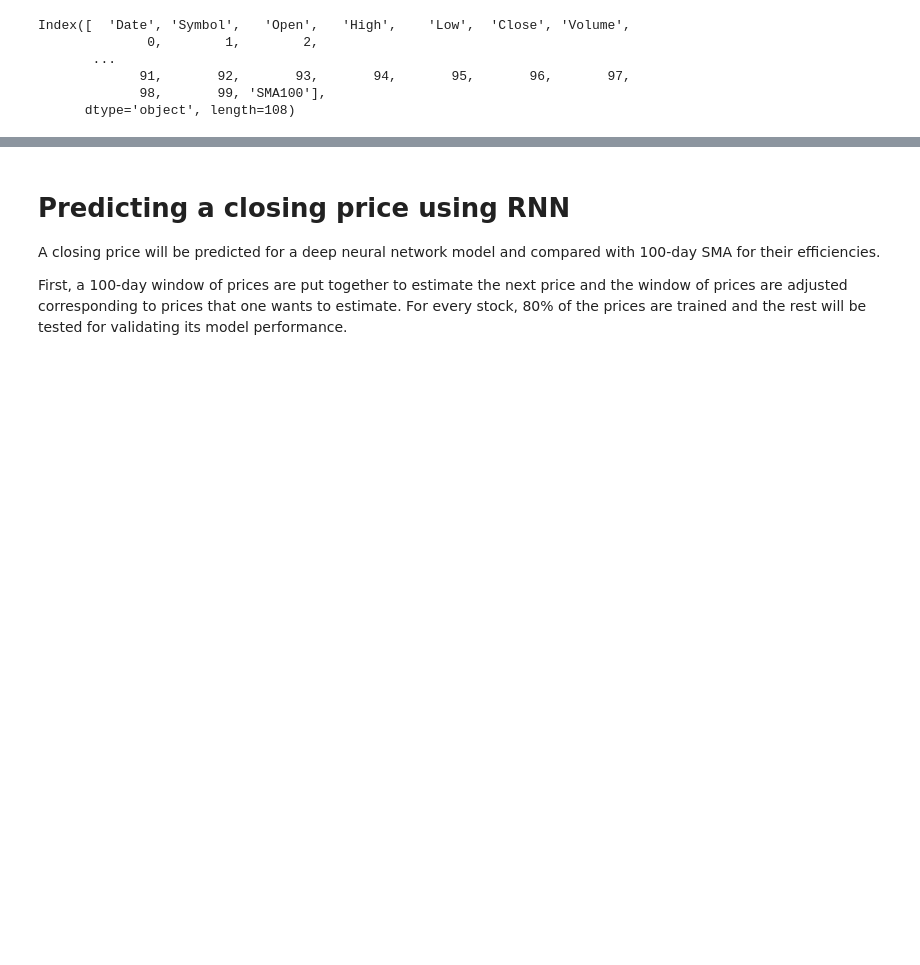
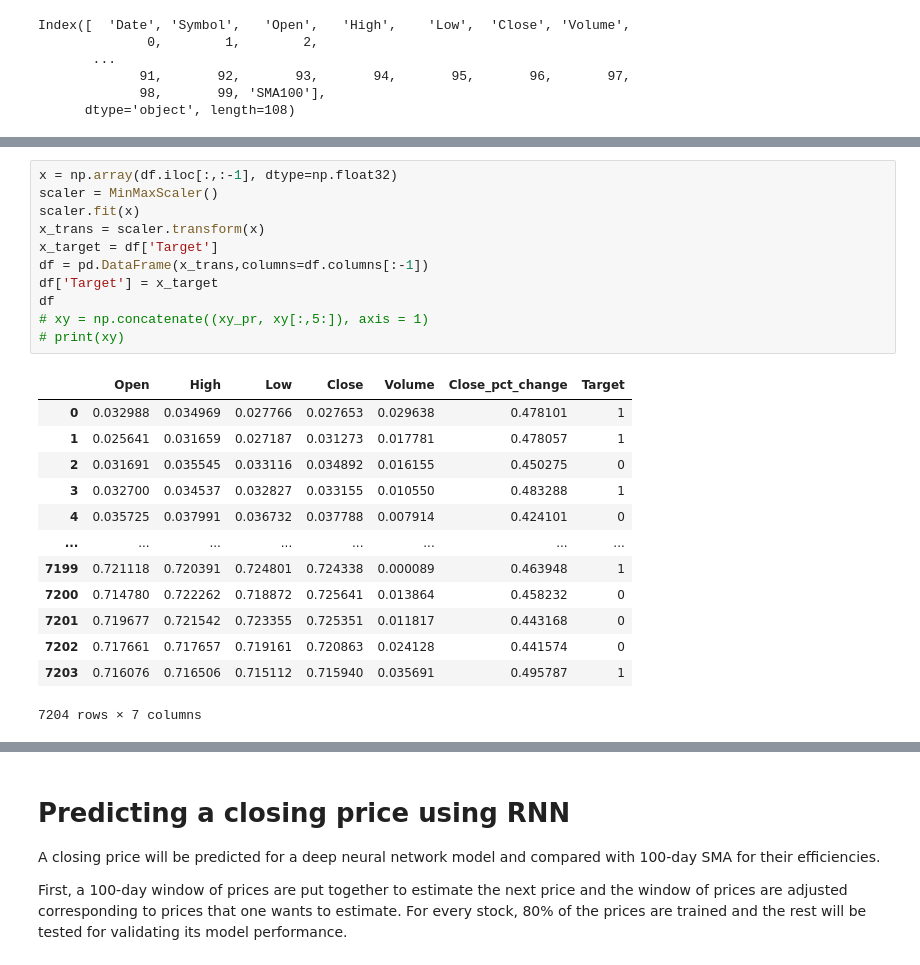
Before and after one commit to JeffJongyoon/Stock-price-prediction, a Jupyter notebook: Model.ipynb, the cells around one changed output, grey strips where cells are left out. Cells and saved outputs as stored; diff of their text form; blank space fills up the shorter version.

```diff
--- a/Model.ipynb
+++ b/Model.ipynb
@@ -57,0 +99,25 @@ df.head()
+# %%
+x = np.array(df.iloc[:,:-1], dtype=np.float32)
+scaler = MinMaxScaler()
+scaler.fit(x)
+x_trans = scaler.transform(x)
+x_target = df['Target']
+df = pd.DataFrame(x_trans,columns=df.columns[:-1])
+df['Target'] = x_target
+df
+# xy = np.concatenate((xy_pr, xy[:,5:]), axis = 1)
+# print(xy)
+# %% [output]
+|  | Open | High | Low | Close | Volume | Close_pct_change | Target |
+| 0 | 0.032988 | 0.034969 | 0.027766 | 0.027653 | 0.029638 | 0.478101 | 1 |
+| 1 | 0.025641 | 0.031659 | 0.027187 | 0.031273 | 0.017781 | 0.478057 | 1 |
+| 2 | 0.031691 | 0.035545 | 0.033116 | 0.034892 | 0.016155 | 0.450275 | 0 |
+| 3 | 0.032700 | 0.034537 | 0.032827 | 0.033155 | 0.010550 | 0.483288 | 1 |
+| 4 | 0.035725 | 0.037991 | 0.036732 | 0.037788 | 0.007914 | 0.424101 | 0 |
+| ... | ... | ... | ... | ... | ... | ... | ... |
+| 7199 | 0.721118 | 0.720391 | 0.724801 | 0.724338 | 0.000089 | 0.463948 | 1 |
+| 7200 | 0.714780 | 0.722262 | 0.718872 | 0.725641 | 0.013864 | 0.458232 | 0 |
+| 7201 | 0.719677 | 0.721542 | 0.723355 | 0.725351 | 0.011817 | 0.443168 | 0 |
+| 7202 | 0.717661 | 0.717657 | 0.719161 | 0.720863 | 0.024128 | 0.441574 | 0 |
+| 7203 | 0.716076 | 0.716506 | 0.715112 | 0.715940 | 0.035691 | 0.495787 | 1 |
+7204 rows × 7 columns
```
Also changed, not shown: parts of 13 cells of this notebook.
